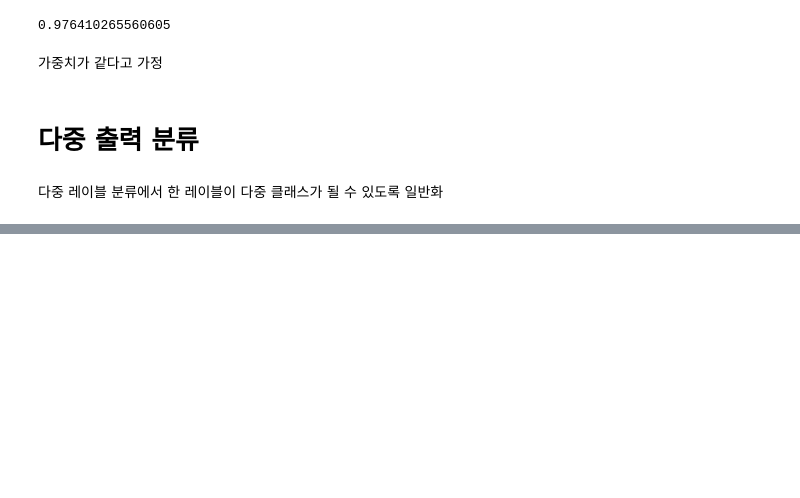
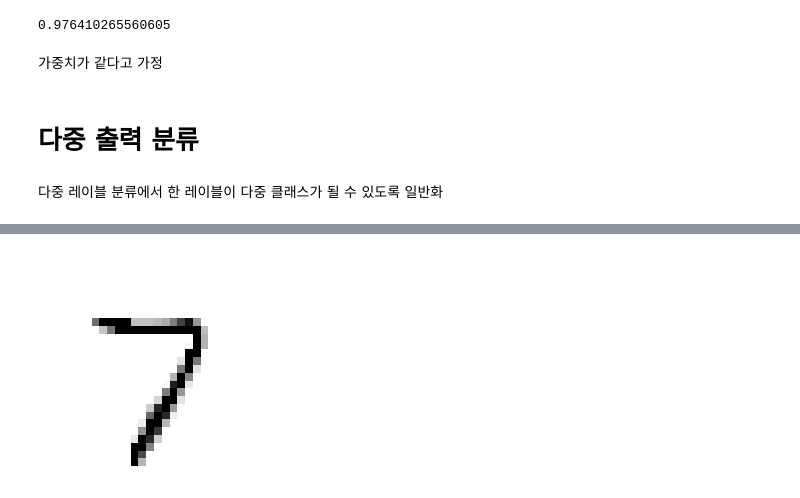
Before and after one commit to hyerim02/Hands-on, a Jupyter notebook: 1-3 분류/03_classification.ipynb, the cells around one changed output, grey strips where cells are left out. Cells and saved outputs as stored; diff of their text form; code cells hidden in the pictures; blank space fills up the shorter version.

```diff
--- a/1-3 분류/03_classification.ipynb
+++ b/1-3 분류/03_classification.ipynb
@@ -403,4 +413,6 @@ y_test_mod=x_test
 # %%
-knn_clf.fit(x_train_mod,y_train_mod)
-clean_digit=knn_clf.predict([x_test_mod[some_digit]])
+knn_clf.fit(x_train_mod, y_train_mod)
+clean_digit = knn_clf.predict([x_test_mod[some_index]])
 plot_digit(clean_digit)
+# %% [output]
+[figure, added]
```
Also changed, not shown: parts of 8 cells of this notebook.
